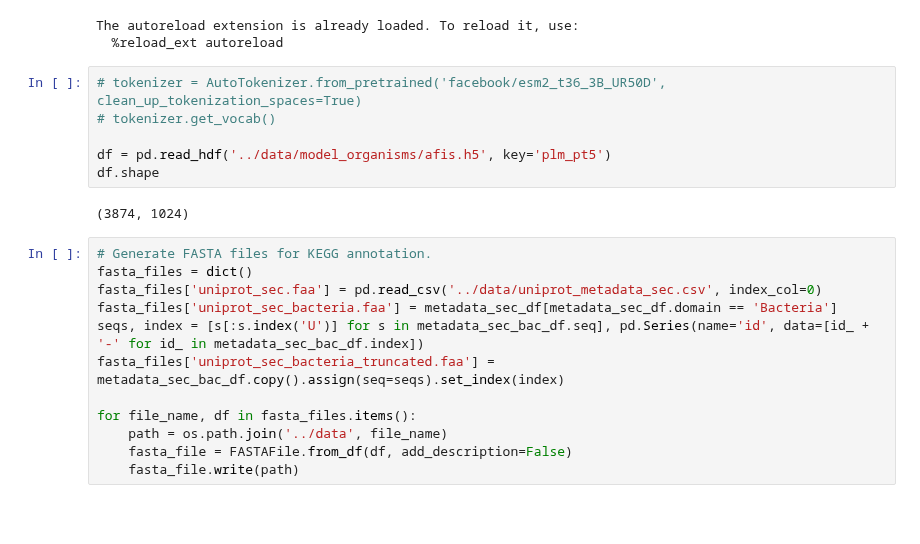
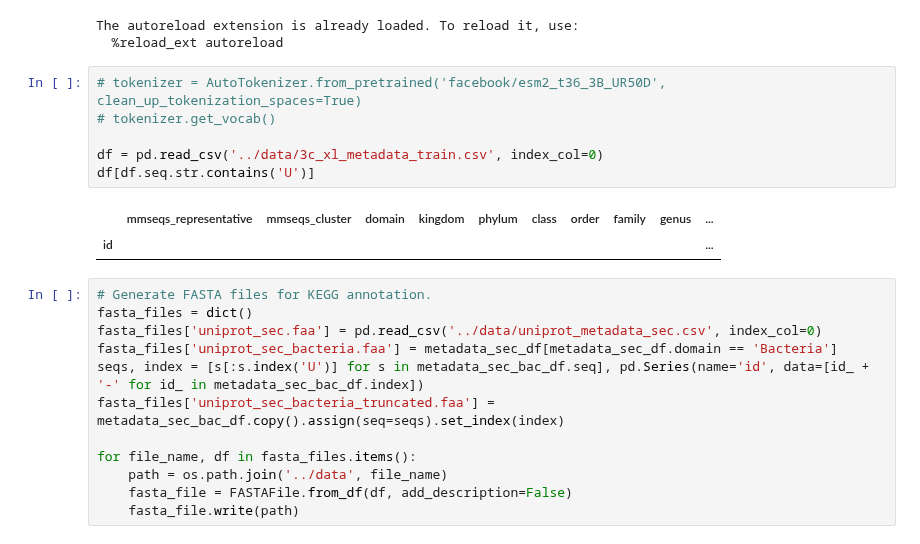
Before and after one commit to pipparichter/selenobot, a Jupyter notebook: notebooks/sandbox.ipynb, the cells around one changed output. Drawn from its saved outputs; the diff is of its cells as text; blank space fills up the shorter version.

```diff
--- a/notebooks/sandbox.ipynb
+++ b/notebooks/sandbox.ipynb
@@ -21,11 +21,12 @@ The autoreload extension is already loaded. To reload it, use:
 # %%
 # tokenizer = AutoTokenizer.from_pretrained('facebook/esm2_t36_3B_UR50D', clean_up_tokenization_spaces=True)
 # tokenizer.get_vocab()
 
-df = pd.read_hdf('../data/model_organisms/afis.h5', key='plm_pt5')
-df.shape
+df = pd.read_csv('../data/3c_xl_metadata_train.csv', index_col=0)
+df[df.seq.str.contains('U')]
 # %% [output]
-(3874, 1024)
+|  | mmseqs_representative | mmseqs_cluster | domain | kingdom | phylum | class | order | family | genus | ... |
+| id |  |  |  |  |  |  |  |  |  | ... |
 # %%
 # Generate FASTA files for KEGG annotation.
 fasta_files = dict()
```
Also changed, not shown: 21 other files.
